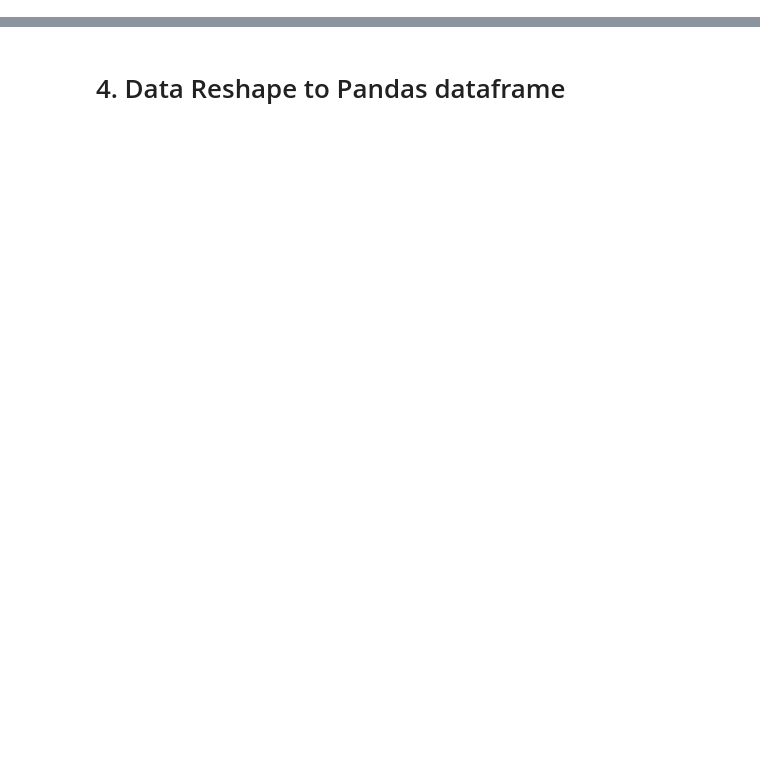
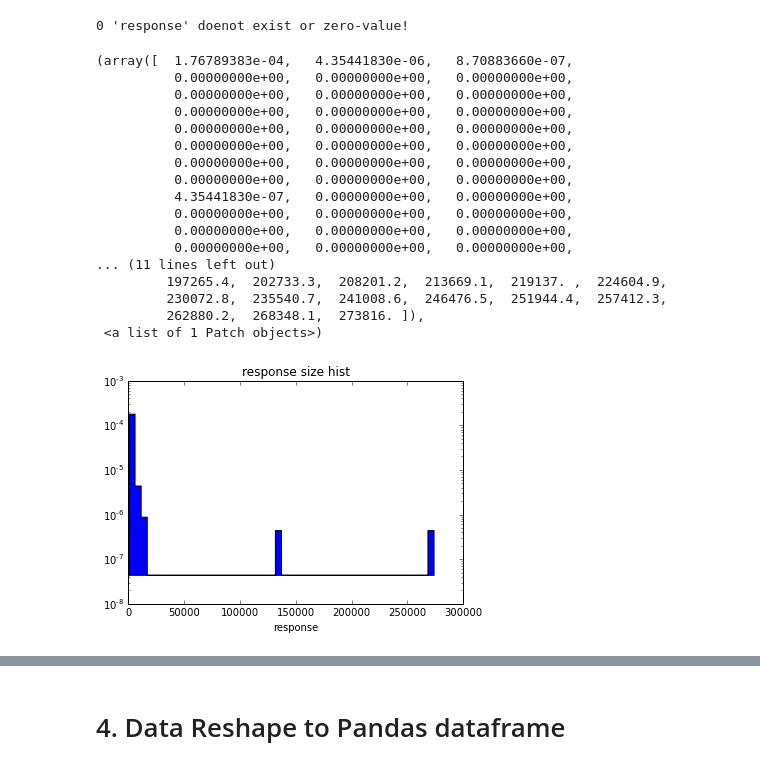
Before and after one commit to wangwf/Codes, a Jupyter notebook: dataLogs/mongodb.ipynb, the cells around one changed output, grey strips where cells are left out. Drawn from its saved outputs; the diff is of its cells as text; code cells hidden in the pictures; blank space fills up the shorter version.

```diff
--- a/dataLogs/mongodb.ipynb
+++ b/dataLogs/mongodb.ipynb
@@ -360,0 +287,45 @@ GET 421 273816 1788.59665871
+# %%
+
+responseSize ="response"
+iter=logs.find({"or":[{"response":{'$exists':False}}, {"response":0}]})
+t= [item for item in iter]
+print "%s \'response\' doenot exist or zero-value! \n "%len(t)
+
+
+query ={responseSize:{'$exists':True},responseSize:{'$exists':True}}
+
+iter=logs.find(query,{"_id":0, responseSize:1})
+rsize =[int(item.values()[0]) for item in iter]
+
+
+#plt.interactive(True)
+plt.title("response size hist")
+plt.xlabel("response")
+plt.hist(rsize,bins=50, normed=1, histtype="stepfilled", log=True)
+#plt.semilogy()
+#plt.show()
+#mpld3.show
+
+
+#fig = plt.figure()
+#ax = fig.add_subplot(2, 1,1)
+# %% [output]
+0 'response' doenot exist or zero-value!
+(array([  1.76789383e-04,   4.35441830e-06,   8.70883660e-07,
+          0.00000000e+00,   0.00000000e+00,   0.00000000e+00,
+          0.00000000e+00,   0.00000000e+00,   0.00000000e+00,
+          0.00000000e+00,   0.00000000e+00,   0.00000000e+00,
+          0.00000000e+00,   0.00000000e+00,   0.00000000e+00,
+          0.00000000e+00,   0.00000000e+00,   0.00000000e+00,
+          0.00000000e+00,   0.00000000e+00,   0.00000000e+00,
+          0.00000000e+00,   0.00000000e+00,   0.00000000e+00,
+          4.35441830e-07,   0.00000000e+00,   0.00000000e+00,
+          0.00000000e+00,   0.00000000e+00,   0.00000000e+00,
+          0.00000000e+00,   0.00000000e+00,   0.00000000e+00,
+          0.00000000e+00,   0.00000000e+00,   0.00000000e+00,
+... (11 lines left out)
+         197265.4,  202733.3,  208201.2,  213669.1,  219137. ,  224604.9,
+         230072.8,  235540.7,  241008.6,  246476.5,  251944.4,  257412.3,
+         262880.2,  268348.1,  273816. ]),
+ <a list of 1 Patch objects>)
+[figure, added]
```
Also changed, not shown: parts of 38 cells of this notebook, 5 other files.
